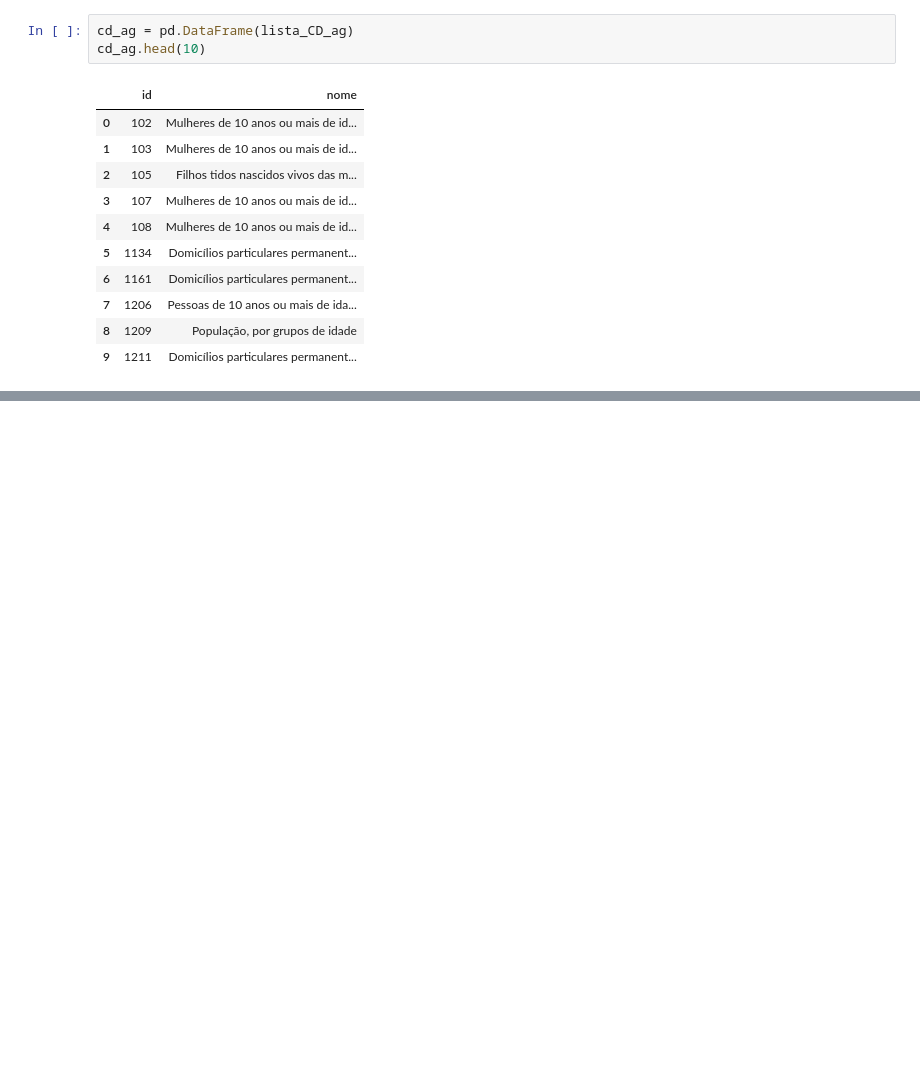
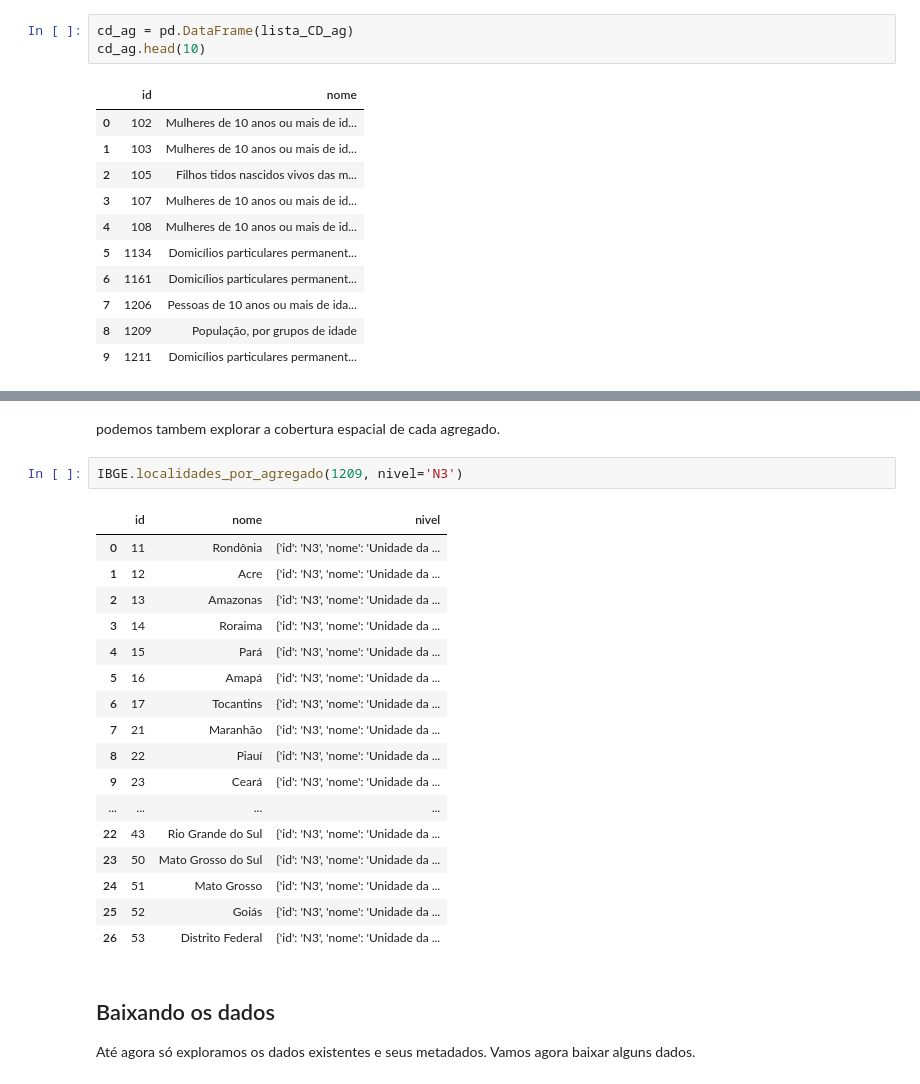
Before and after one commit to AlertaDengue/curso-pysus, a Jupyter notebook: IBGE/IBGE.ipynb, the cells around one changed output, grey strips where cells are left out. Saved outputs shown, nothing was run; the diff lists cells and outputs as text; blank space fills up the shorter version.

```diff
--- a/IBGE/IBGE.ipynb
+++ b/IBGE/IBGE.ipynb
@@ -64,0 +86,25 @@ Dropdown(description='Number:', index=5, options=(('Mulheres de 10 anos ou mais
+# %% [markdown]
+podemos tambem explorar a cobertura espacial de cada agregado.
+# %%
+IBGE.localidades_por_agregado(1209, nivel='N3')
+# %% [output]
+|  | id | nome | nivel |
+| 0 | 11 | Rondônia | {'id': 'N3', 'nome': 'Unidade da ... |
+| 1 | 12 | Acre | {'id': 'N3', 'nome': 'Unidade da ... |
+| 2 | 13 | Amazonas | {'id': 'N3', 'nome': 'Unidade da ... |
+| 3 | 14 | Roraima | {'id': 'N3', 'nome': 'Unidade da ... |
+| 4 | 15 | Pará | {'id': 'N3', 'nome': 'Unidade da ... |
+| 5 | 16 | Amapá | {'id': 'N3', 'nome': 'Unidade da ... |
+| 6 | 17 | Tocantins | {'id': 'N3', 'nome': 'Unidade da ... |
+| 7 | 21 | Maranhão | {'id': 'N3', 'nome': 'Unidade da ... |
+| 8 | 22 | Piauí | {'id': 'N3', 'nome': 'Unidade da ... |
+| 9 | 23 | Ceará | {'id': 'N3', 'nome': 'Unidade da ... |
+| ... | ... | ... | ... |
+| 22 | 43 | Rio Grande do Sul | {'id': 'N3', 'nome': 'Unidade da ... |
+| 23 | 50 | Mato Grosso do Sul | {'id': 'N3', 'nome': 'Unidade da ... |
+| 24 | 51 | Mato Grosso | {'id': 'N3', 'nome': 'Unidade da ... |
+| 25 | 52 | Goiás | {'id': 'N3', 'nome': 'Unidade da ... |
+| 26 | 53 | Distrito Federal | {'id': 'N3', 'nome': 'Unidade da ... |
+# %% [markdown]
+## Baixando os dados
+Até agora só exploramos os dados existentes e seus metadados. Vamos agora baixar alguns dados.
```
Also changed, not shown: parts of 10 cells of this notebook.
